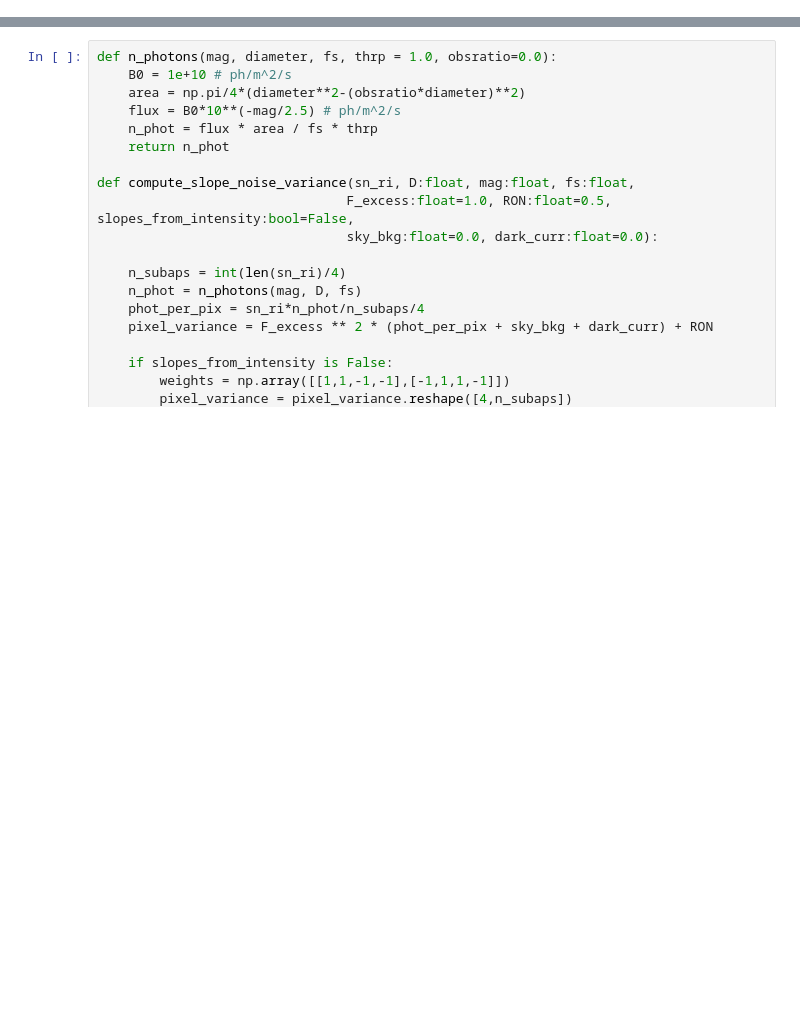
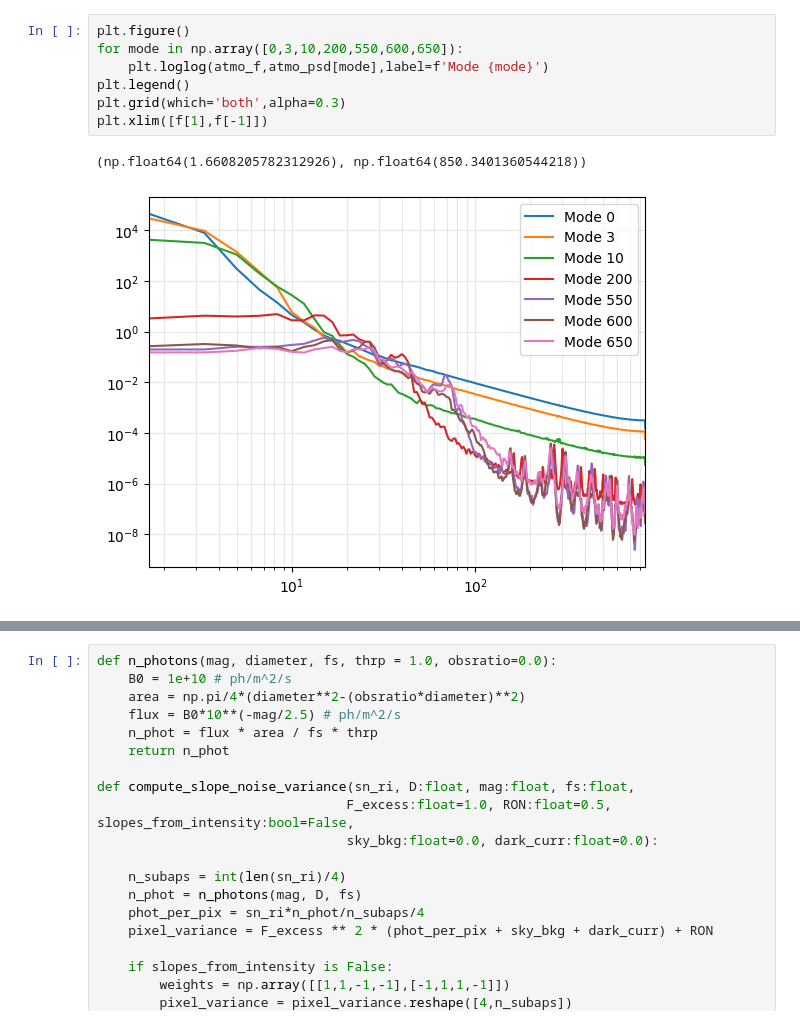
Before and after one commit to ArcetriAdaptiveOptics/SPECULA, a Jupyter notebook: config/ErrorBudget/debug_error_budget.ipynb, the cells around one changed output, grey strips where cells are left out. Cells and saved outputs as stored; diff of their text form; blank space fills up the shorter version.

```diff
--- a/config/ErrorBudget/debug_error_budget.ipynb
+++ b/config/ErrorBudget/debug_error_budget.ipynb
@@ -16,0 +75,10 @@ print(psd_data.shape,freq.shape)
+# %%
+plt.figure()
+for mode in np.array([0,3,10,200,550,600,650]):
+    plt.loglog(atmo_f,atmo_psd[mode],label=f'Mode {mode}')
+plt.legend()
+plt.grid(which='both',alpha=0.3)
+plt.xlim([f[1],f[-1]])
+# %% [output]
+(np.float64(1.6608205782312926), np.float64(850.3401360544218))
+[figure, added]
```
Also changed, not shown: parts of 12 cells of this notebook, 9 other files.
